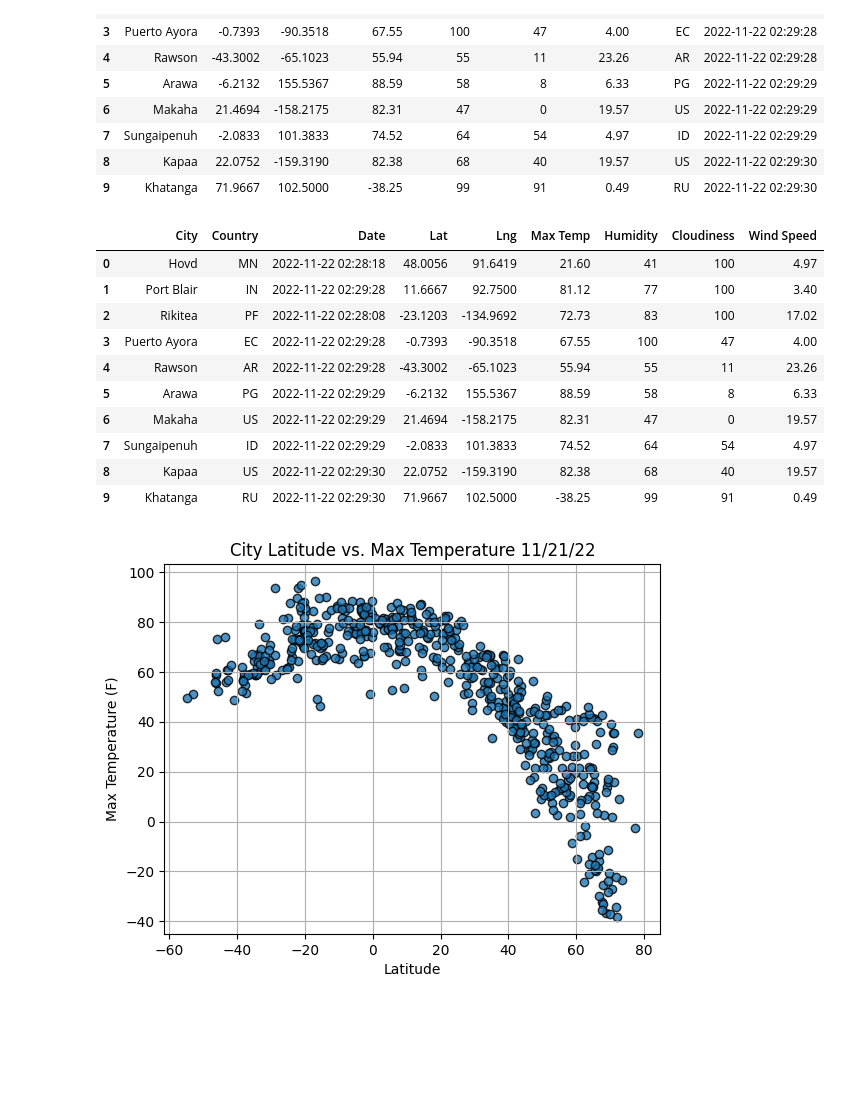
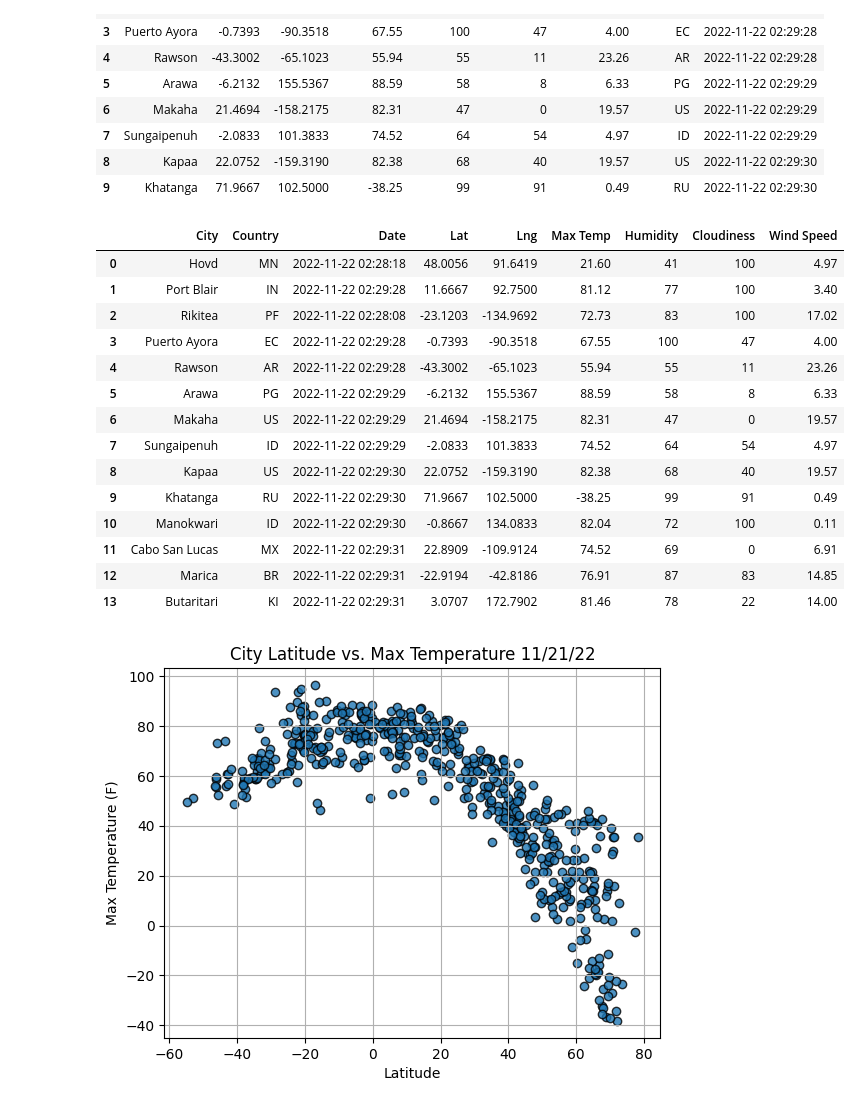
Before and after one commit to vstuopis/World_Weather_Analysis, a Jupyter notebook: WeatherPy.ipynb, the cells around one changed output. Drawn from its saved outputs; the diff is of its cells as text; code cells hidden in the pictures; blank space fills up the shorter version.

```diff
--- a/WeatherPy.ipynb
+++ b/WeatherPy.ipynb
@@ -167,19 +167,23 @@ city_data_df.head(10)
 # %%
 new_column_order = ["City", "Country", "Date", "Lat", "Lng", "Max Temp", "Humidity", "Cloudiness", "Wind Speed"]
 new_city_df = city_data_df[new_column_order]
-new_city_df.head(10)
+new_city_df.head(14)
 # %% [output]
 |  | City | Country | Date | Lat | Lng | Max Temp | Humidity | Cloudiness | Wind Speed |
 | 0 | Hovd | MN | 2022-11-22 02:28:18 | 48.0056 | 91.6419 | 21.60 | 41 | 100 | 4.97 |
 | 1 | Port Blair | IN | 2022-11-22 02:29:28 | 11.6667 | 92.7500 | 81.12 | 77 | 100 | 3.40 |
 | 2 | Rikitea | PF | 2022-11-22 02:28:08 | -23.1203 | -134.9692 | 72.73 | 83 | 100 | 17.02 |
 | 3 | Puerto Ayora | EC | 2022-11-22 02:29:28 | -0.7393 | -90.3518 | 67.55 | 100 | 47 | 4.00 |
 | 4 | Rawson | AR | 2022-11-22 02:29:28 | -43.3002 | -65.1023 | 55.94 | 55 | 11 | 23.26 |
 | 5 | Arawa | PG | 2022-11-22 02:29:29 | -6.2132 | 155.5367 | 88.59 | 58 | 8 | 6.33 |
 | 6 | Makaha | US | 2022-11-22 02:29:29 | 21.4694 | -158.2175 | 82.31 | 47 | 0 | 19.57 |
 | 7 | Sungaipenuh | ID | 2022-11-22 02:29:29 | -2.0833 | 101.3833 | 74.52 | 64 | 54 | 4.97 |
 | 8 | Kapaa | US | 2022-11-22 02:29:30 | 22.0752 | -159.3190 | 82.38 | 68 | 40 | 19.57 |
 | 9 | Khatanga | RU | 2022-11-22 02:29:30 | 71.9667 | 102.5000 | -38.25 | 99 | 91 | 0.49 |
+| 10 | Manokwari | ID | 2022-11-22 02:29:30 | -0.8667 | 134.0833 | 82.04 | 72 | 100 | 0.11 |
+| 11 | Cabo San Lucas | MX | 2022-11-22 02:29:31 | 22.8909 | -109.9124 | 74.52 | 69 | 0 | 6.91 |
+| 12 | Marica | BR | 2022-11-22 02:29:31 | -22.9194 | -42.8186 | 76.91 | 87 | 83 | 14.85 |
+| 13 | Butaritari | KI | 2022-11-22 02:29:31 | 3.0707 | 172.7902 | 81.46 | 78 | 22 | 14.00 |
 # %%
 # Create the output file (CSV).
 output_data_file = "weather_data/cities.csv"
```
Also changed, not shown: parts of 14 cells of this notebook.
